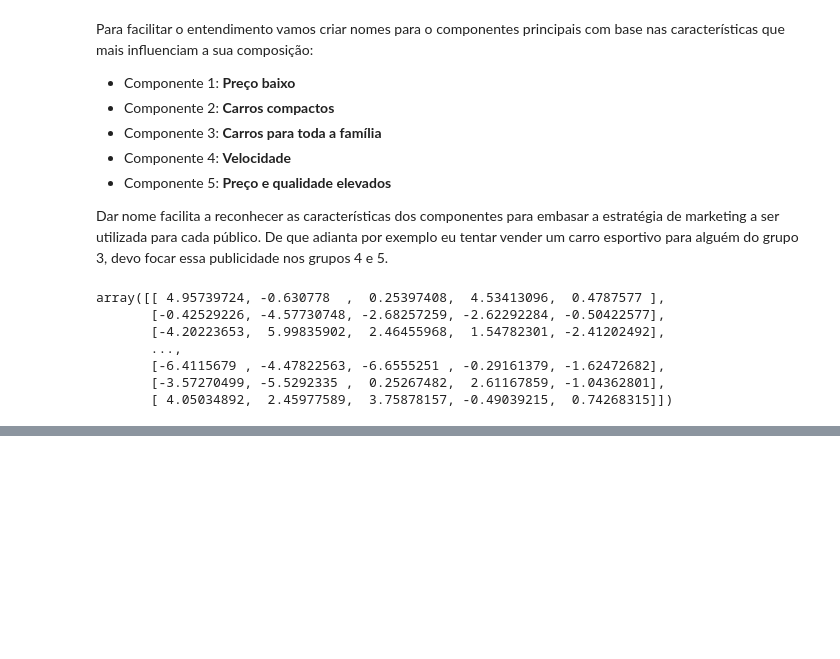
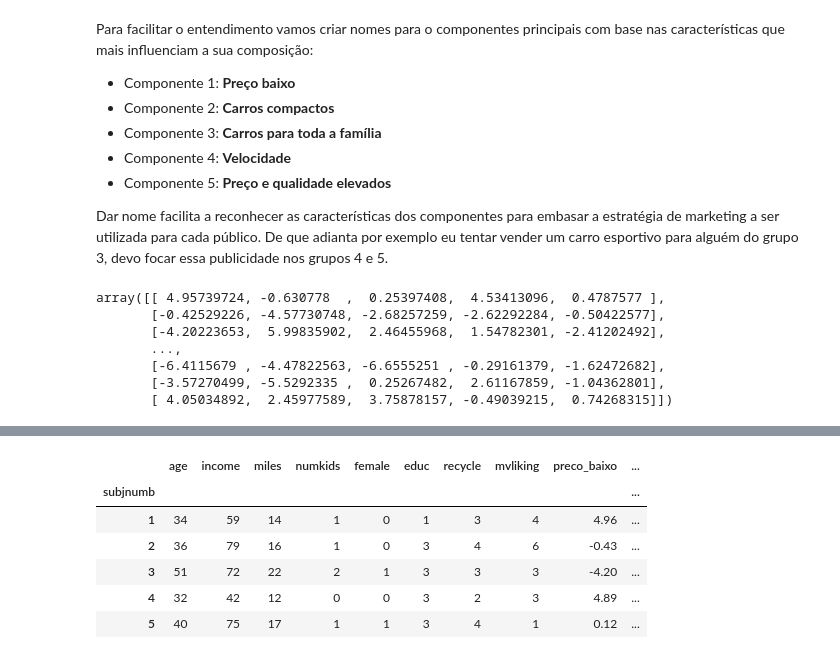
Before and after one commit to rhyanfrazao/projeto-clusterizacao-marketing, a Jupyter notebook: projeto-clusterizacao-kmeans.ipynb, the cells around one changed output, grey strips where cells are left out. Saved outputs shown, nothing was run; the diff lists cells and outputs as text; code cells hidden in the pictures; blank space fills up the shorter version.

Commit message:
unindo as colunas demograficas e a composicao com PCA

```diff
--- a/projeto-clusterizacao-kmeans.ipynb
+++ b/projeto-clusterizacao-kmeans.ipynb
@@ -254,0 +263,6 @@ array([[ 4.95739724, -0.630778  ,  0.25397408,  4.53413096,  0.4787577 ],
+# %%
+# Passando o nome dos componentes para os dados:
+nomes_componentes = ['preco_baixo', 'carros_compactos', 'carros_familia', 'velocidade', 'alto_custo_alta_qualidade']
+
+df_componentes_principais_microvan = pd.DataFrame(componentes_principais_microvan, columns = nomes_componentes, index=df_microvan.index)
+df_componentes_principais_microvan.head()
@@ -254,0 +277,12 @@ array([[ 4.95739724, -0.630778  ,  0.25397408,  4.53413096,  0.4787577 ],
+# %%
+# Unindo ao database original:
+df_completo = pd.concat([df_microvan.loc[:, colunas_demograficas], df_componentes_principais_microvan], axis=1)
+df_completo.head()
+# %% [output]
+|  | age | income | miles | numkids | female | educ | recycle | mvliking | preco_baixo | ... |
+| subjnumb |  |  |  |  |  |  |  |  |  | ... |
+| 1 | 34 | 59 | 14 | 1 | 0 | 1 | 3 | 4 | 4.96 | ... |
+| 2 | 36 | 79 | 16 | 1 | 0 | 3 | 4 | 6 | -0.43 | ... |
+| 3 | 51 | 72 | 22 | 2 | 1 | 3 | 3 | 3 | -4.20 | ... |
+| 4 | 32 | 42 | 12 | 0 | 0 | 3 | 2 | 3 | 4.89 | ... |
+| 5 | 40 | 75 | 17 | 1 | 1 | 3 | 4 | 1 | 0.12 | ... |
```
Also changed, not shown: parts of 2 cells of this notebook.
